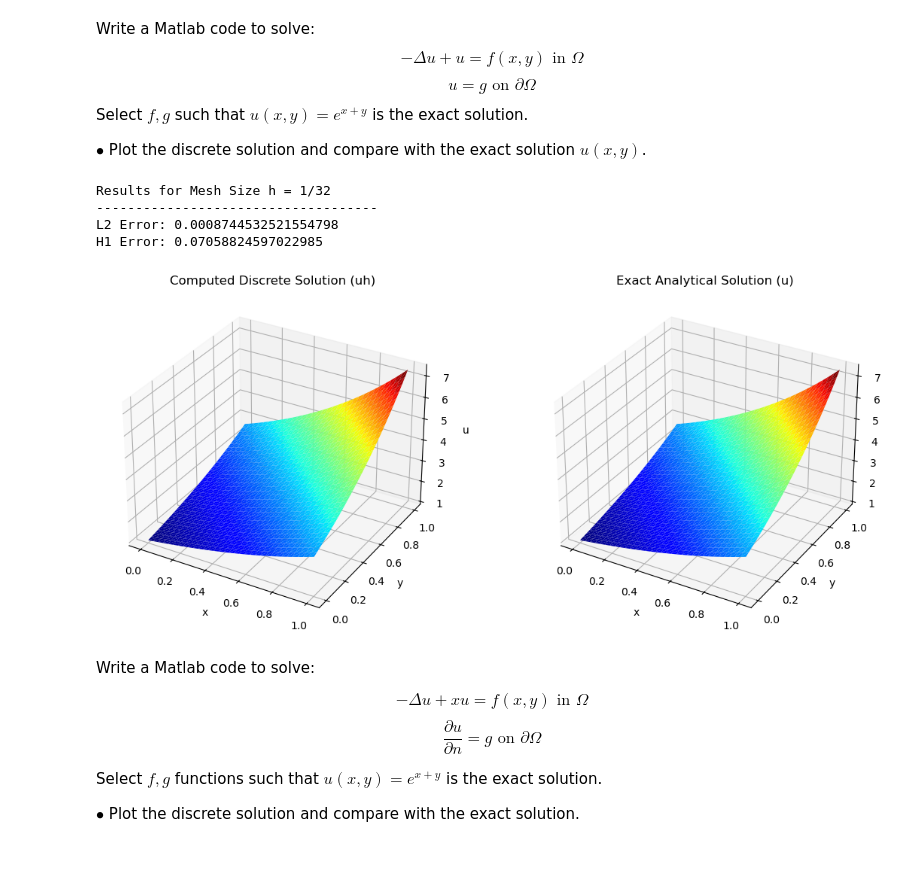
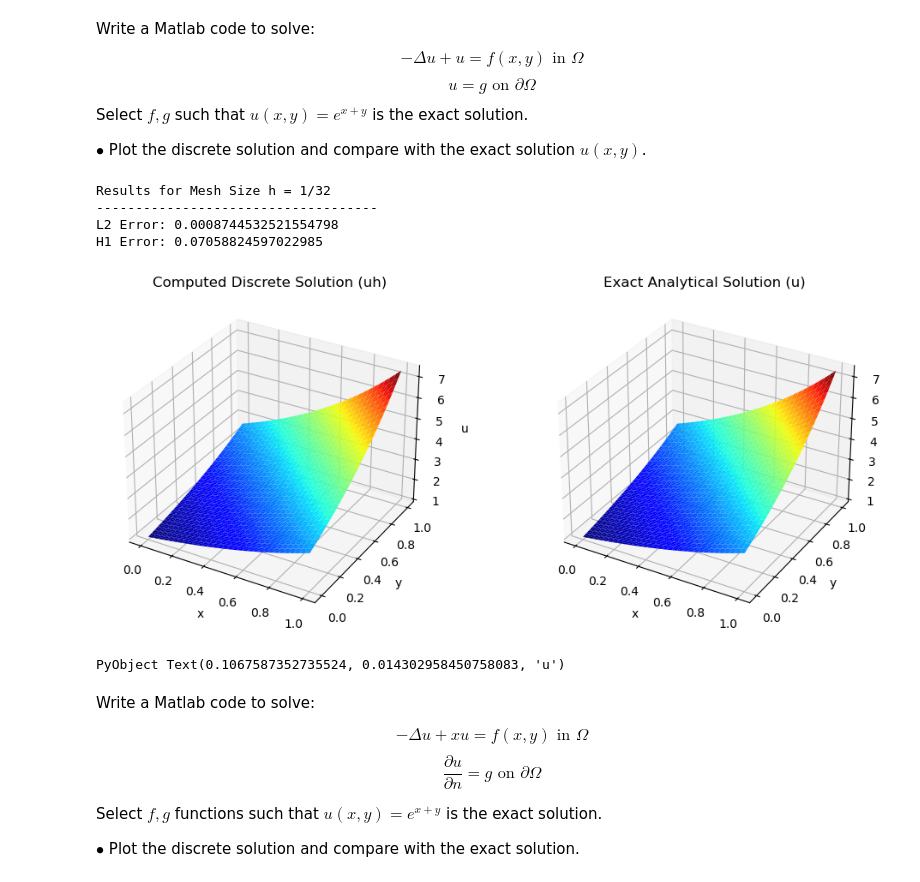
Before and after one commit to Devansh1106/sem8, a Jupyter notebook: fem/assign6_ims22090.ipynb, the cells around one changed output. Drawn from its saved outputs; the diff is of its cells as text; code cells hidden in the pictures.

```diff
--- a/fem/assign6_ims22090.ipynb
+++ b/fem/assign6_ims22090.ipynb
@@ -23,7 +23,6 @@ end
 
 function f(z)
     x, y = z[1], z[2]
-    # Mathematically consistent RHS for -\Delta u + 4u
     return (2 * π^2 + 4) * sin(π * x) * sin(π * y)
 end
 
@@ -141,7 +140,7 @@ function redrefine(Coord, Elem, n2ed, ed2el, Db, Nb)
     return Coord, Elem, Db, Nb
 end
 
-# --- Core FEM Solvers and Error Tracking ---
+# --- FEM Solver and Error ---
 function stima(vertices)
     MatT = vcat(ones(1, 3), vertices')'
     mk = 0.5 * abs(det(MatT'))
@@ -263,11 +262,10 @@ function main()
         end
     end
 
-    # Adjust layout and show the plots
-    tight_layout()
-    display(fig)
+    # tight_layout()
+    # display(fig)
 
-    # Print Convergence Rates to Terminal
+    # Print Convergence Rates
     println("\nMesh Size (h) | L2 Error   | H1 Error   | L2 Rate | H1 Rate")
     println("-------------------------------------------------------------")
     println(rpad(round(h[1], digits=4), 13), " | ", rpad(round(L2e_arr[1], digits=6), 10), " | ", rpad(round(H1e_arr[1], digits=6), 10), " |   ---   |   ---  ")
@@ -323,8 +321,6 @@ function ue(x, y)
 end
 
 function f_src(x, y)
-    # If u = e^{x+y}, then \Delta u = 2e^{x+y}.
-    # Therefore, - \Delta u + u = -2e^{x+y} + e^{x+y} = -e^{x+y}
     return -exp(x + y)
 end
 
@@ -380,7 +376,7 @@ function compute_errors(Coord, Elem, uh, u_exact)
         MatT = vcat(ones(1, 3), verts')'
         mk = 0.5 * abs(det(MatT'))
 
-        # L2 Error Quadrature
+        # L2 Error
         val_L2 = (mk / 60.0) * (
             8 * (ue(mp12[1], mp12[2]) - uhmp12)^2 +
             8 * (ue(mp13[1], mp13[2]) - uhmp13)^2 +
@@ -390,7 +386,7 @@ function compute_errors(Coord, Elem, uh, u_exact)
         )
         L2e += val_L2
 
-        # H1 Error Quadrature
+        # H1 Error
         L1 = MatT \ [1.0, 0.0, 0.0]; L2 = MatT \ [0.0, 1.0, 0.0]; L3 = MatT \ [0.0, 0.0, 1.0]
         uxh = Cuh[1]*L1[2] + Cuh[2]*L2[2] + Cuh[3]*L3[2]
         uyh = Cuh[1]*L1[3] + Cuh[2]*L2[3] + Cuh[3]*L3[3]
@@ -405,7 +401,6 @@ end
 # --- Main Driver Function ---
 
 function main()
-    # 1. Generate a single, sufficiently dense mesh (N=32) for a smooth plot
     N = 32
     h = 1.0 / N
     n_nodes_1d = N + 1
@@ -435,7 +430,7 @@ function main()
         end
     end
 
-    # 2. Identify Boundary Nodes (Dirichlet \partial\Omega)
+    # Identify Boundary Nodes (Dirichlet)
     tol = 1e-10
     Db_nodes = Int[]
     for i in 1:n_nodes
@@ -445,11 +440,11 @@ function main()
     end
     FreeNodes = setdiff(1:n_nodes, Db_nodes)
 
-    # 3. Initialize Global Matrices
+    # Initialize Global Matrices
     A = spzeros(n_nodes, n_nodes)
     b = zeros(n_nodes)
 
-    # 4. Assemble Stiffness Matrix (A) and Load Vector (b)
+    # Assemble Stiffness Matrix (A) and Load Vector (b)
     for j in 1:size(Elem, 1)
         nodes = Elem[j, :]
         verts = Coord[nodes, :]
@@ -461,19 +456,19 @@ function main()
         b[nodes] .+= (mk / 3.0) * f_src(cg[1], cg[2])
     end
 
-    # 5. Apply Non-Zero Dirichlet Boundary Conditions (u = g)
+    # Apply Non-Zero Dirichlet Boundary Conditions (u = g)
     uh = zeros(n_nodes)
     for node in Db_nodes
         uh[node] = ue(Coord[node, 1], Coord[node, 2])
     end
 
-    # VERY IMPORTANT: Adjust RHS for non-zero boundaries
+    # Adjust RHS for non-zero boundaries
     b .-= A * uh
 
-    # 6. Solve the linear system
+    # Solve the linear system
     uh[FreeNodes] = A[FreeNodes, FreeNodes] \ b[FreeNodes]
 
-    # 7. Exact solution and Error Calculation
+    # Exact solution and Error Calculation
     u_exact = [ue(Coord[i, 1], Coord[i, 2]) for i in 1:n_nodes]
     L2e, H1e = compute_errors(Coord, Elem, uh, u_exact)
 
@@ -482,38 +477,39 @@ function main()
     println("L2 Error: ", L2e)
     println("H1 Error: ", H1e)
 
-    # 8. Plotting Discrete vs Exact Solution
+    # Plotting Discrete vs Exact Solution
     fig = figure("FEM Solution", figsize=(12, 5))
     triangles = Elem .- 1 # Convert to 0-based indexing for PyPlot
 
     # Subplot 1: Computed Solution
     ax1 = fig.add_subplot(1, 2, 1, projection="3d")
     ax1.plot_trisurf(Coord[:, 1], Coord[:, 2], triangles, uh, cmap="jet", edgecolor="none")
     ax1.set_title("Computed Discrete Solution (uh)")
     ax1.set_xlabel("x")
     ax1.set_ylabel("y")
     ax1.set_zlabel("u")
 
     # Subplot 2: Exact Solution
     ax2 = fig.add_subplot(1, 2, 2, projection="3d")
     ax2.plot_trisurf(Coord[:, 1], Coord[:, 2], triangles, u_exact, cmap="jet", edgecolor="none")
     ax2.set_title("Exact Analytical Solution (u)")
     ax2.set_xlabel("x")
     ax2.set_ylabel("y")
     ax2.set_zlabel("u")
 
-    tight_layout()
-    display(fig) # Use display(fig) for VS Code notebooks
+    # tight_layout()
+    # display(fig)
 end
 
 # Run the simulation
 main()
 # %% [output]
 Results for Mesh Size h = 1/32
 ------------------------------------
 L2 Error: 0.0008744532521554798
 H1 Error: 0.07058824597022985
-[figure, old version]
+[figure, new version]
+PyObject Text(0.1067587352735524, 0.014302958450758083, 'u')
 # %% [markdown]
 Write a Matlab code to solve:
 
```
Also changed, not shown: parts of 2 cells of this notebook.
